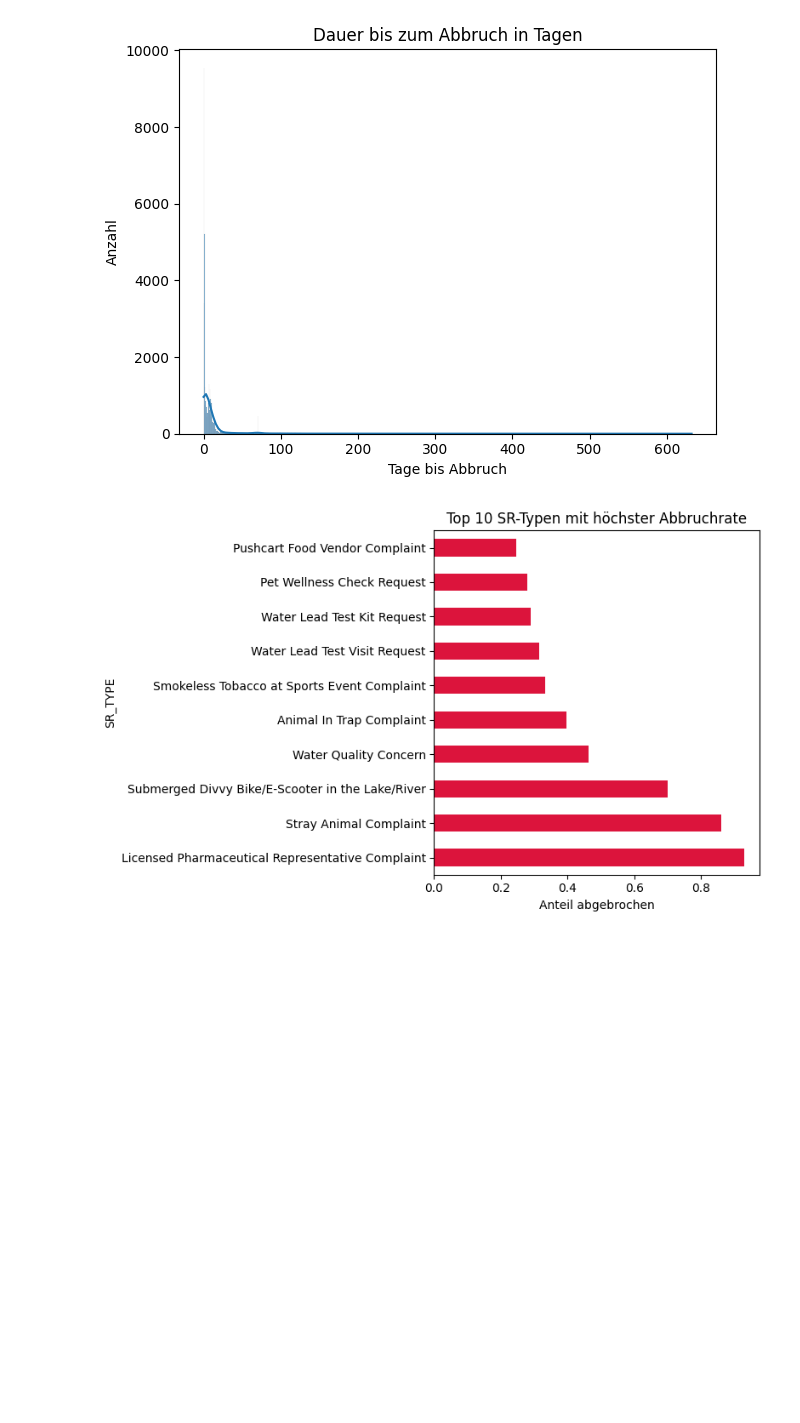
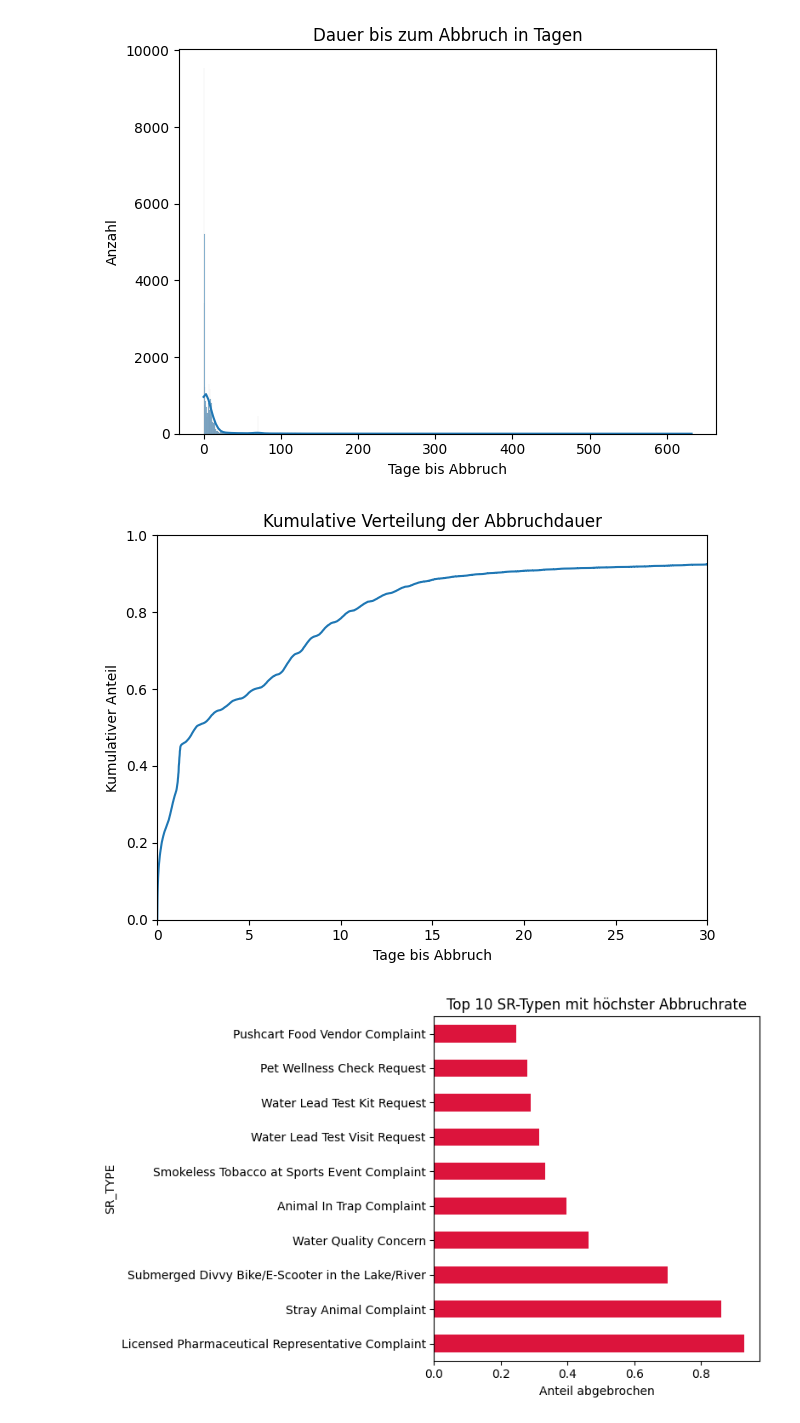
Before and after one commit to Ameowsle/Statistic-Macher, a Jupyter notebook: Bearbeitungszeit_SR_Requests.ipynb, the cells around one changed output. Drawn from its saved outputs; the diff is of its cells as text; code cells hidden in the pictures; blank space fills up the shorter version.

```diff
--- a/Bearbeitungszeit_SR_Requests.ipynb
+++ b/Bearbeitungszeit_SR_Requests.ipynb
@@ -120,6 +118,16 @@ plt.tight_layout()
 plt.show()
 # %% [output]
 [figure]
+# %%
+sns.ecdfplot(abgebrochen["cancel_time_days"])
+plt.xlabel("Tage bis Abbruch")
+plt.ylabel("Kumulativer Anteil")
+plt.title("Kumulative Verteilung der Abbruchdauer")
+plt.xlim(0, 30)
+plt.tight_layout()
+plt.show()
+# %% [output]
+[figure, added]
 # %%
 cancel_rate = (df.groupby("SR_TYPE")["STATUS"]
     .apply(lambda s: (s == "canceled").mean())
```
Also changed, not shown: parts of 3 cells of this notebook.
